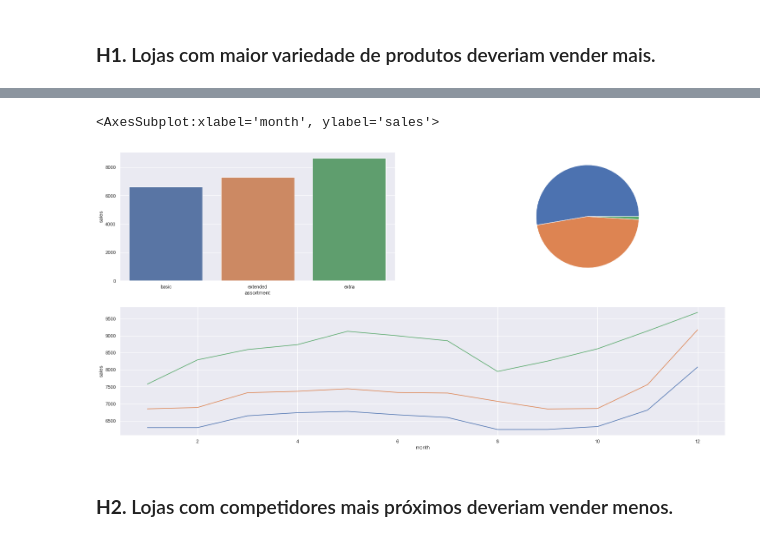
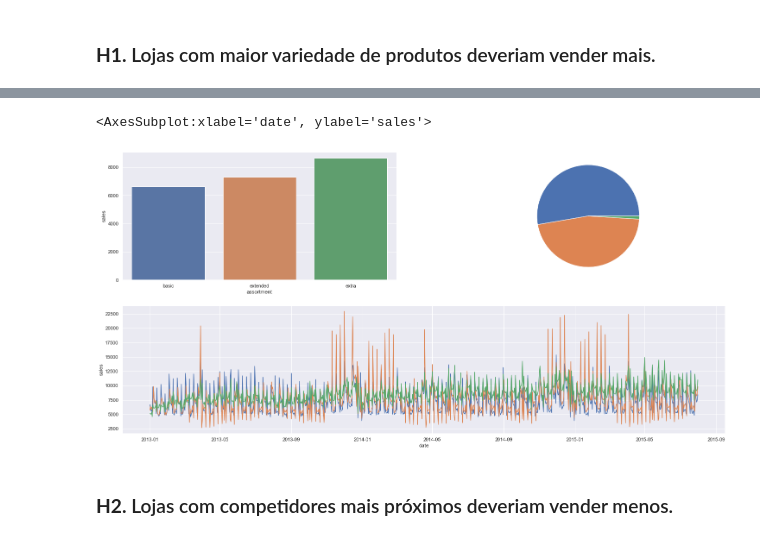
Before and after one commit to ArthurMesquita96/Rossmann-Predict-Sales, a Jupyter notebook: m03_v01_store_sales_predicton.ipynb, the cells around one changed output, grey strips where cells are left out. Saved outputs shown, nothing was run; the diff lists cells and outputs as text; code cells hidden in the pictures.

```diff
--- a/m03_v01_store_sales_predicton.ipynb
+++ b/m03_v01_store_sales_predicton.ipynb
@@ -580,24 +589,25 @@ sns.kdeplot(df4[df4['assortment'] == 'extra']['sales'], label='extra',shade='Tru
 # %%
 grid = GridSpec(2,2)
 
 plt.subplot(grid[0,0])
 aux1 = df4[['assortment','sales']].groupby('assortment').mean().reset_index()
 sns.barplot(x='assortment',y='sales',data=aux1);
 
 plt.subplot(grid[0,1])
 
 aux1 = pd.DataFrame(df4['assortment'].value_counts()).reset_index()
 plt.pie(data=aux1,x='assortment');
 
 plt.subplot(grid[1,:])
 
-aux2 = df4[['month','assortment','sales']].groupby(['month','assortment']).mean().reset_index()
-sns.lineplot(data=aux2[aux2['assortment'] == 'basic'], x='month',y='sales')
-sns.lineplot(data=aux2[aux2['assortment'] == 'extended'], x='month',y='sales')
-sns.lineplot(data=aux2[aux2['assortment'] == 'extra'], x='month',y='sales')
+aux2 = df4[['date','assortment','sales']].groupby(['date','assortment']).mean().reset_index()
+# aux2 = aux2[aux2['date'] < '2014-01-01']
+sns.lineplot(data=aux2[aux2['assortment'] == 'basic'], x='date',y='sales')
+sns.lineplot(data=aux2[aux2['assortment'] == 'extended'], x='date',y='sales')
+sns.lineplot(data=aux2[aux2['assortment'] == 'extra'], x='date',y='sales')
 # %% [output]
-<AxesSubplot:xlabel='month', ylabel='sales'>
+<AxesSubplot:xlabel='date', ylabel='sales'>
-[figure, old version]
+[figure, new version]
 # %% [markdown]
 ### **H2.** Lojas com competidores mais próximos deveriam vender menos.
 # %%
```
Also changed, not shown: parts of 13 cells of this notebook.
